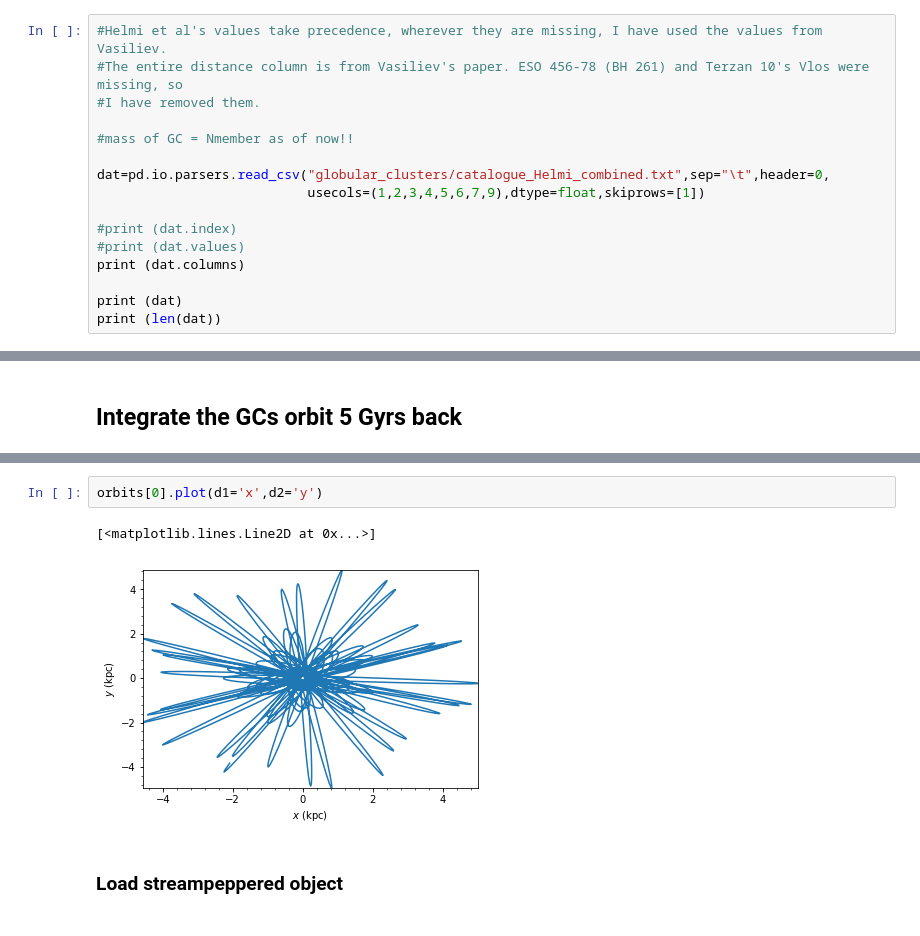
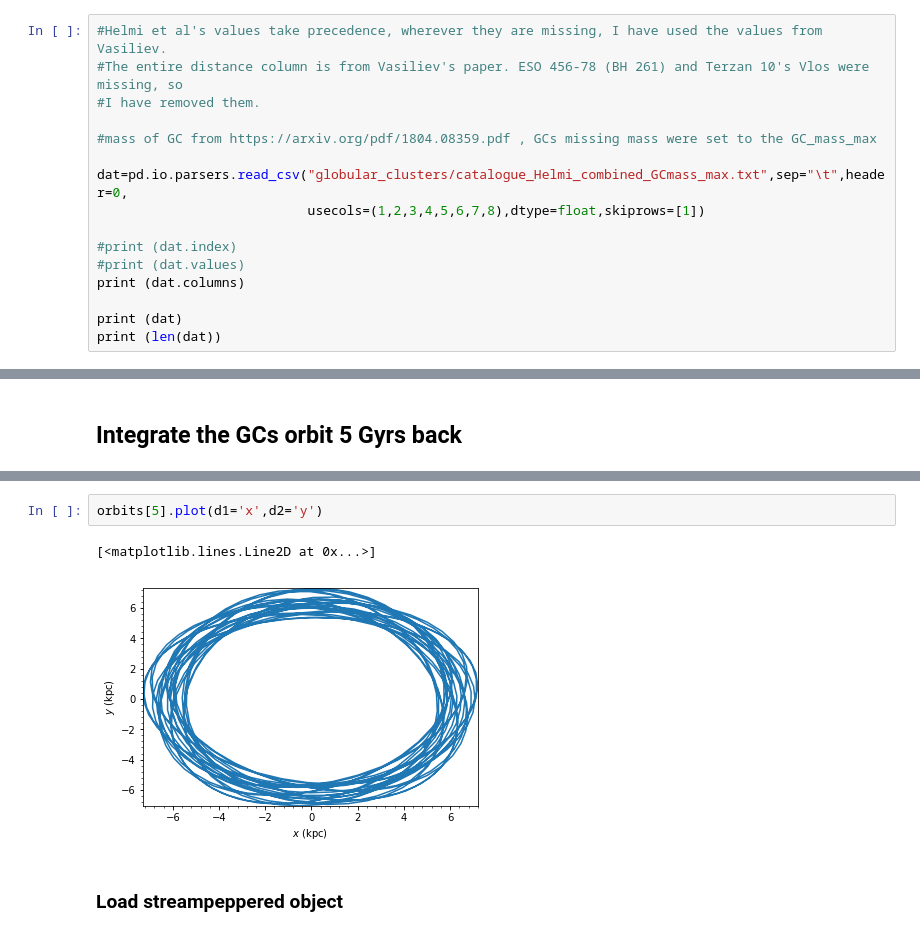
Before and after one commit to nbanik/Baryonic-effects-on-Pal5, a Jupyter notebook: globular_clusters.ipynb, the cells around one changed output, grey strips where cells are left out. Drawn from its saved outputs; the diff is of its cells as text.

```diff
--- a/globular_clusters.ipynb
+++ b/globular_clusters.ipynb
@@ -24,10 +24,10 @@ Populating the interactive namespace from numpy and matplotlib
 #The entire distance column is from Vasiliev's paper. ESO 456-78 (BH 261) and Terzan 10's Vlos were missing, so
 #I have removed them.
 
-#mass of GC = Nmember as of now!!
+#mass of GC from https://arxiv.org/pdf/1804.08359.pdf , GCs missing mass were set to the GC_mass_max
 
-dat=pd.io.parsers.read_csv("globular_clusters/catalogue_Helmi_combined.txt",sep="\t",header=0,
-                           usecols=(1,2,3,4,5,6,7,9),dtype=float,skiprows=[1])
+dat=pd.io.parsers.read_csv("globular_clusters/catalogue_Helmi_combined_GCmass_max.txt",sep="\t",header=0,
+                           usecols=(1,2,3,4,5,6,7,8),dtype=float,skiprows=[1])
 
 #print (dat.index)
 #print (dat.values)
@@ -93,7 +98,7 @@ for ii in range(N):
 # %%
-orbits[0].plot(d1='x',d2='y')
+orbits[5].plot(d1='x',d2='y')
 # %% [output]
 [<matplotlib.lines.Line2D at 0x...>]
-[figure, old version]
+[figure, new version]
 # %% [markdown]
 ### Load streampeppered object
```
Also changed, not shown: parts of 9 cells of this notebook, 3 other files.
